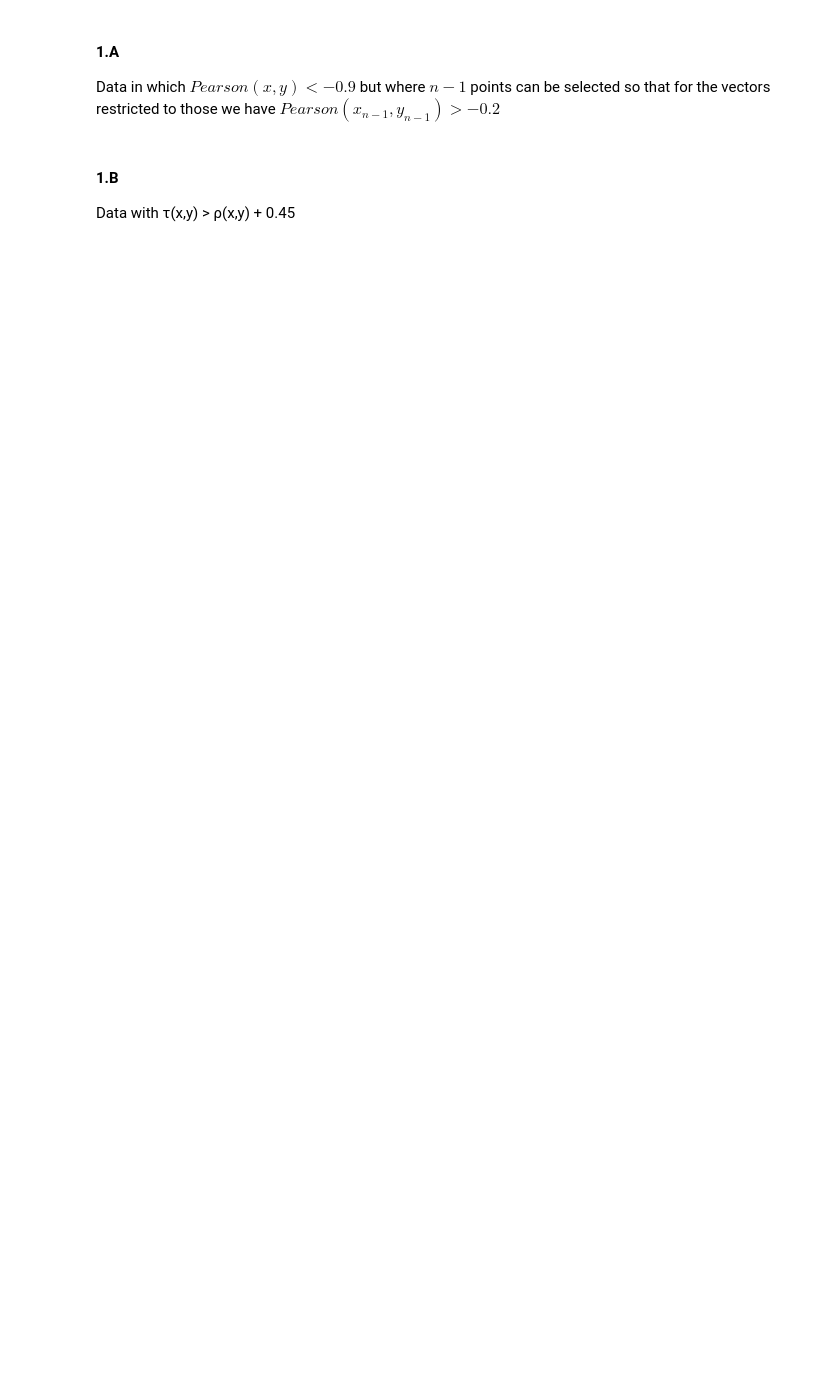
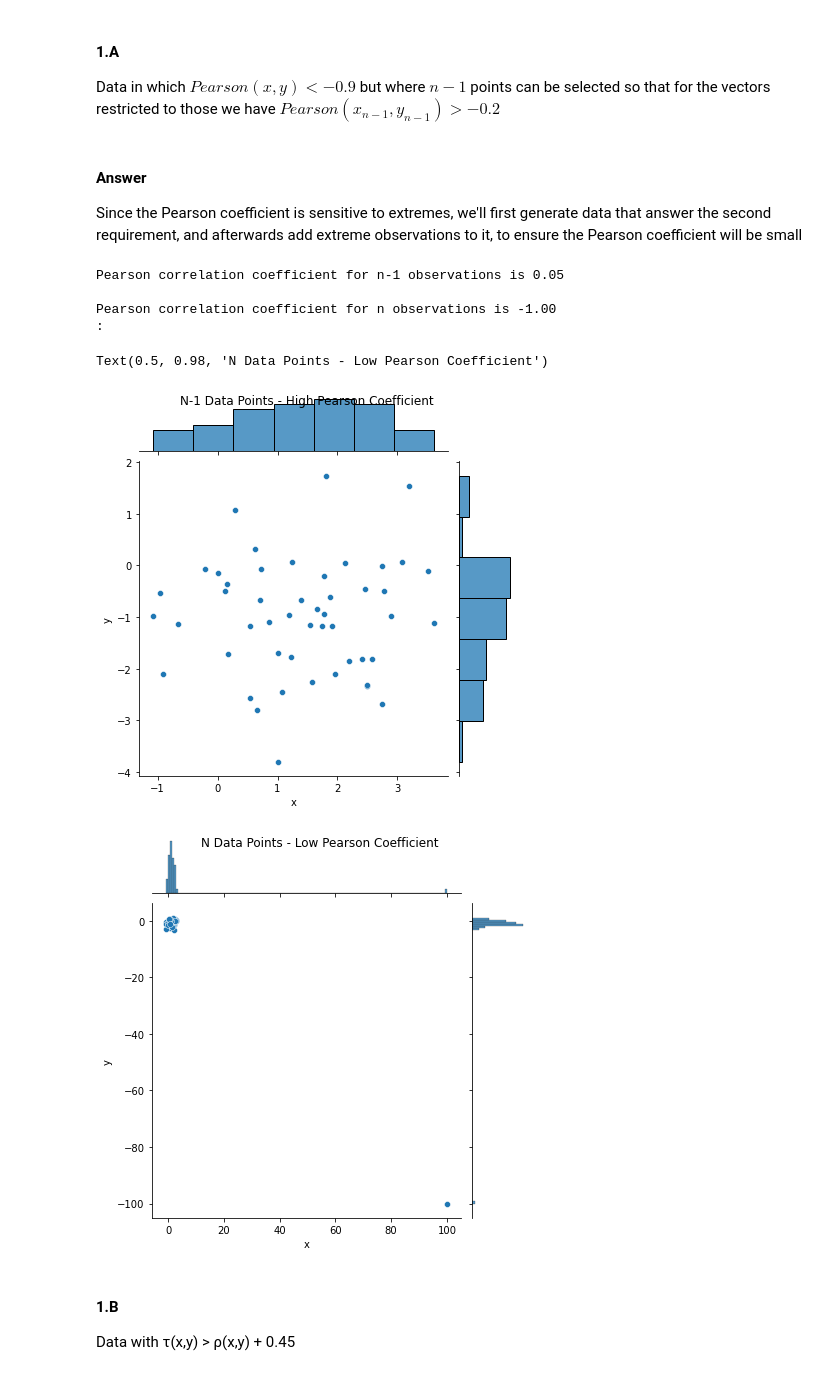
Before and after one commit to EyalMichaeli/IDC_masters, a Jupyter notebook: SnDA/HW3/HW3.ipynb, the cells around one changed output. Saved outputs shown, nothing was run; the diff lists cells and outputs as text; code cells hidden in the pictures; blank space fills up the shorter version.

```diff
--- a/SnDA/HW3/HW3.ipynb
+++ b/SnDA/HW3/HW3.ipynb
@@ -25,6 +31,34 @@ Pearson(x,y) = Pearson correlation<br>
 # %% [markdown]
 #### 1.A
 Data in which  $Pearson(x,y) < -0.9$ but where $n-1$ points can be selected so that for the vectors restricted to those we have $Pearson(x_{n-1},y_{n-1}) > -0.2$
+# %% [markdown]
+#### Answer
+Since the Pearson coefficient is sensitive to extremes, we'll first generate data that answer the second requirement, and afterwards add extreme observations to it, to ensure the Pearson coefficient will be small
+# %%
+sig = np.array([[1,0.2],[0.2,1]])
+X = stats.multivariate_normal([1,-1],sig)
+df_high = pd.DataFrame(X.rvs(49), columns=['x', 'y'])
+pearson_high = df_high.corr().loc['x'].iloc[1]
+print(f"Pearson correlation coefficient for n-1 observations is {pearson_high:.2f} \n")
+
+df_low = pd.DataFrame(X.rvs(49), columns=['x','y'])
+df_low = pd.concat([df_low, pd.DataFrame([[100, -100]], columns=['x','y'])], axis=0)
+pearson_low = df_low.corr().loc['x'].iloc[1]
+print(f"Pearson correlation coefficient for n observations is {pearson_low:.2f}\n:")
+
+
+sns.jointplot(x=df_high['x'],y=df_high['y'])
+plt.suptitle("N-1 Data Points - High Pearson Coefficient")
+sns.jointplot(x=df_low['x'],y=df_low['y'])
+plt.suptitle("N Data Points - Low Pearson Coefficient")
+# %% [output]
+Pearson correlation coefficient for n-1 observations is 0.05
+
+Pearson correlation coefficient for n observations is -1.00
+:
+Text(0.5, 0.98, 'N Data Points - Low Pearson Coefficient')
+[figure, added]
+[figure, added]
 # %% [markdown]
 #### 1.B
 Data with τ(x,y) > ρ(x,y) + 0.45
```
Also changed, not shown: parts of 7 cells of this notebook.
